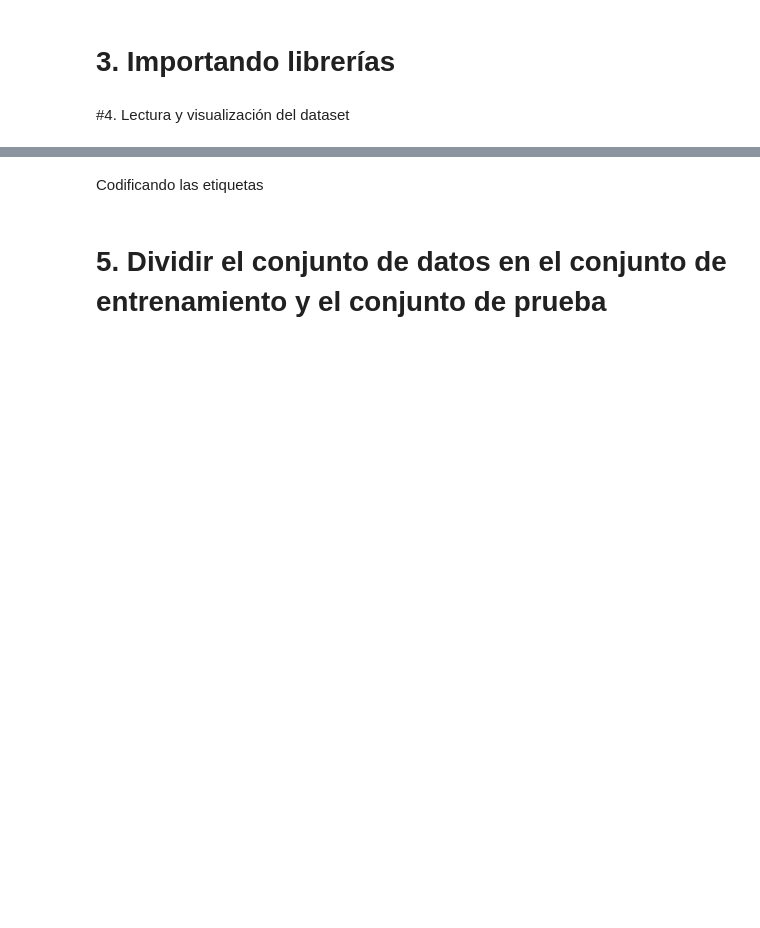
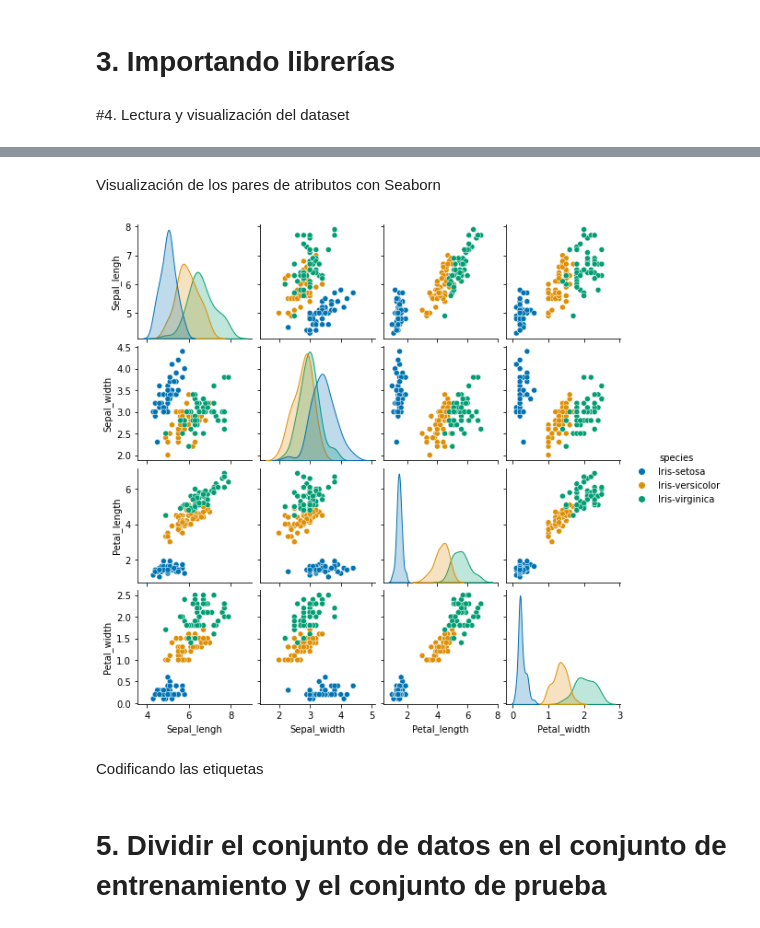
Before and after one commit to sainosmichelle/sainosmichelle.github.io, a Jupyter notebook: assets/files/Tema5/5.1 Metricas_IRIS.ipynb, the cells around one changed output, grey strips where cells are left out. Drawn from its saved outputs; the diff is of its cells as text; code cells hidden in the pictures; blank space fills up the shorter version.

```diff
--- a/assets/files/Tema5/5.1 Metricas_IRIS.ipynb
+++ b/assets/files/Tema5/5.1 Metricas_IRIS.ipynb
@@ -81,4 +75,10 @@ Iris-virginica     50
 dtype: int64
+# %% [markdown]
+Visualización de los pares de atributos con Seaborn
+# %%
+____.pairplot(dataset, hue="species", height = 2, palette = 'colorblind');
+# %% [output]
+[figure, added]
 # %% [markdown]
 Codificando las etiquetas
 # %%
```
Also changed, not shown: parts of 19 cells of this notebook, 3 other files.
